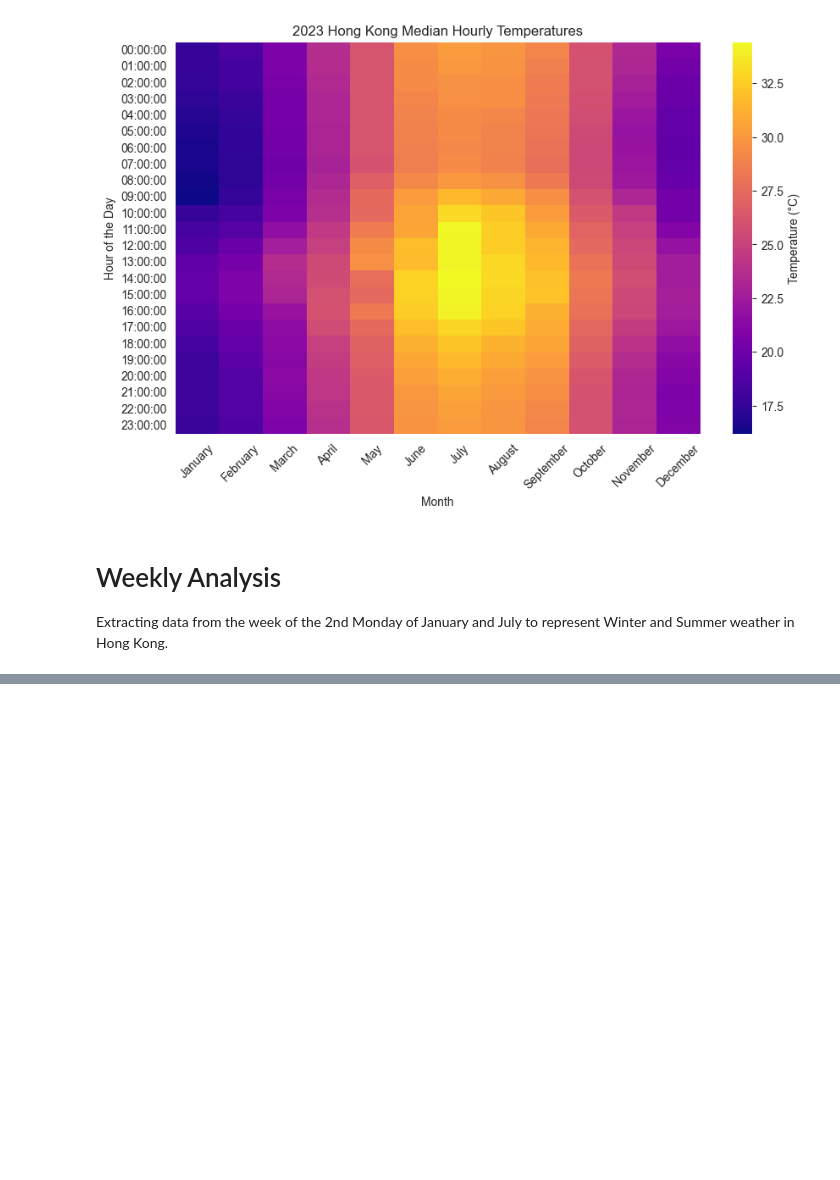
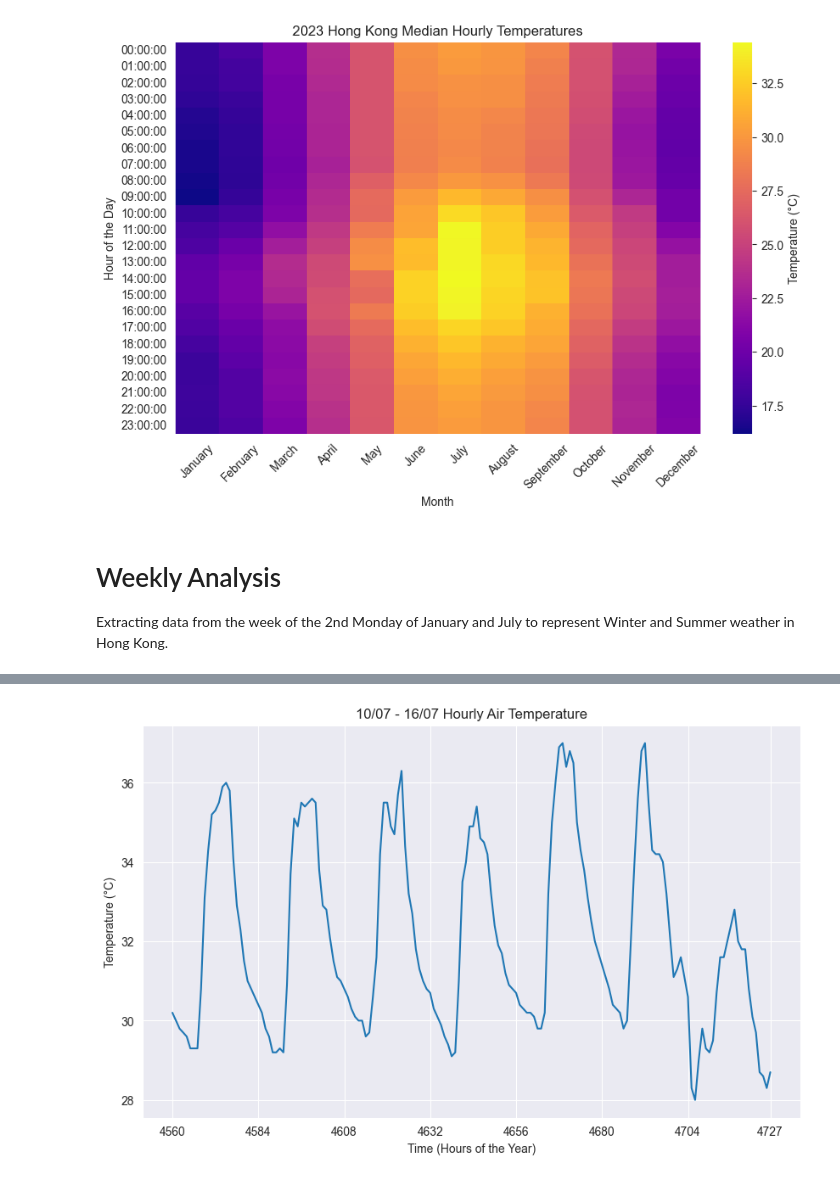
Before and after one commit to marcohl5/ME404_HongKongWeather, a Jupyter notebook: qc.ipynb, the cells around one changed output, grey strips where cells are left out. Drawn from its saved outputs; the diff is of its cells as text; code cells hidden in the pictures; blank space fills up the shorter version.

```diff
--- a/qc.ipynb
+++ b/qc.ipynb
@@ -118,0 +157,11 @@ plt.show()
+# %%
+plt.figure(figsize=(10, 6))
+
+sns.lineplot(x="hour", y="temp(c)", data=df_july_week)
+plt.title("10/07 - 16/07 Hourly Air Temperature")
+plt.ylabel("Temperature (°C)")
+plt.xlabel("Time (Hours of the Year)")
+plt.xticks(list(df_july_week["hour"][::24]) + [df_july_week["hour"].iloc[-1]])
+plt.show()
+# %% [output]
+[figure, added]
```
Also changed, not shown: parts of 6 cells of this notebook, 12 other files.
